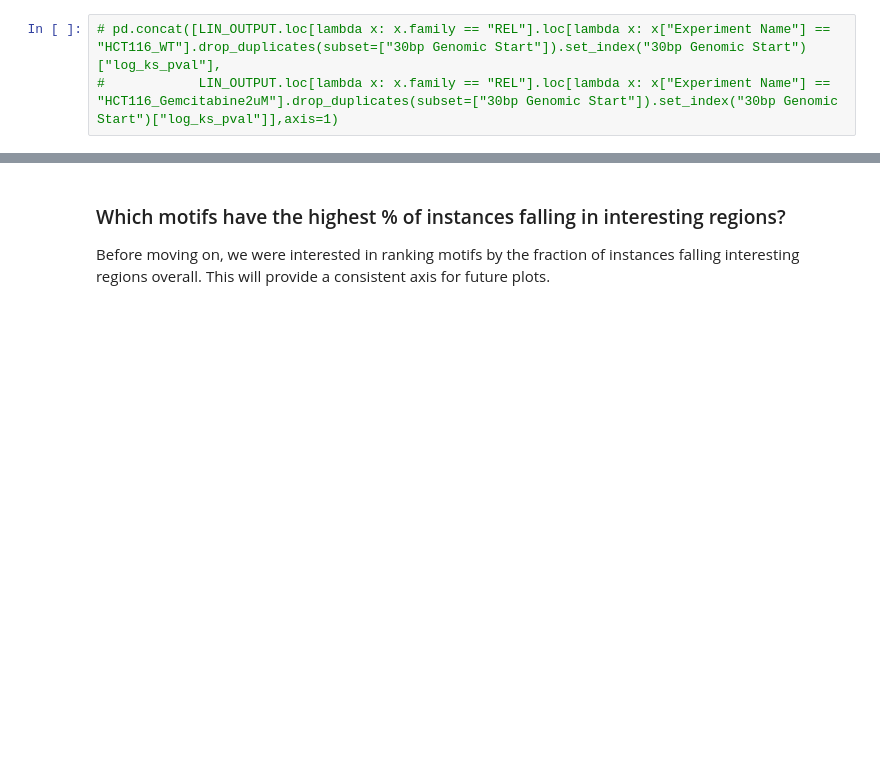
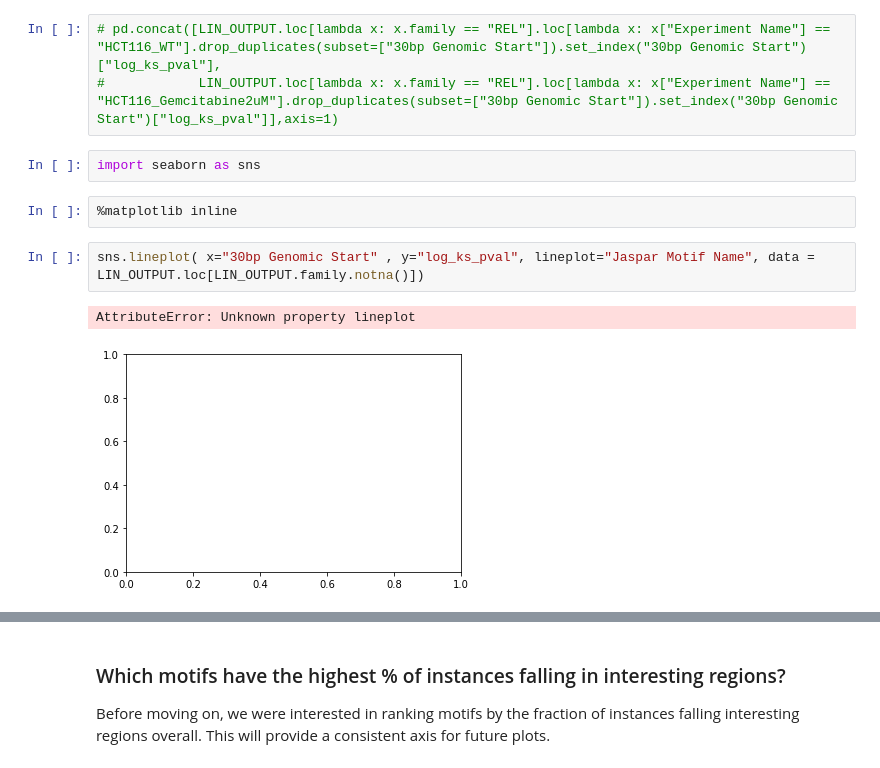
Before and after one commit to bh0085/High-Resolution-STARRseq, a Jupyter notebook: src/0916_lin_call_prep.ipynb, the cells around one changed output, grey strips where cells are left out. Saved outputs shown, nothing was run; the diff lists cells and outputs as text; blank space fills up the shorter version.

```diff
--- a/src/0916_lin_call_prep.ipynb
+++ b/src/0916_lin_call_prep.ipynb
@@ -530,6 +1108,15 @@ array(['DLD1_WT', 'HCT116_WT', 'U2OS_NFKB1KO_Sorted_GFPpos',
 # %%
 # pd.concat([LIN_OUTPUT.loc[lambda x: x.family == "REL"].loc[lambda x: x["Experiment Name"] == "HCT116_WT"].drop_duplicates(subset=["30bp Genomic Start"]).set_index("30bp Genomic Start")["log_ks_pval"],
 #            LIN_OUTPUT.loc[lambda x: x.family == "REL"].loc[lambda x: x["Experiment Name"] == "HCT116_Gemcitabine2uM"].drop_duplicates(subset=["30bp Genomic Start"]).set_index("30bp Genomic Start")["log_ks_pval"]],axis=1)
+# %%
+import seaborn as sns
+# %%
+%matplotlib inline
+# %%
+sns.lineplot( x="30bp Genomic Start" , y="log_ks_pval", lineplot="Jaspar Motif Name", data = LIN_OUTPUT.loc[LIN_OUTPUT.family.notna()])
+# %% [output]
+AttributeError: Unknown property lineplot
+[figure, added]
 # %%
 LIN_OUTPUT
 # %% [output]
```
Also changed, not shown: parts of 74 cells of this notebook, 1 other file.
